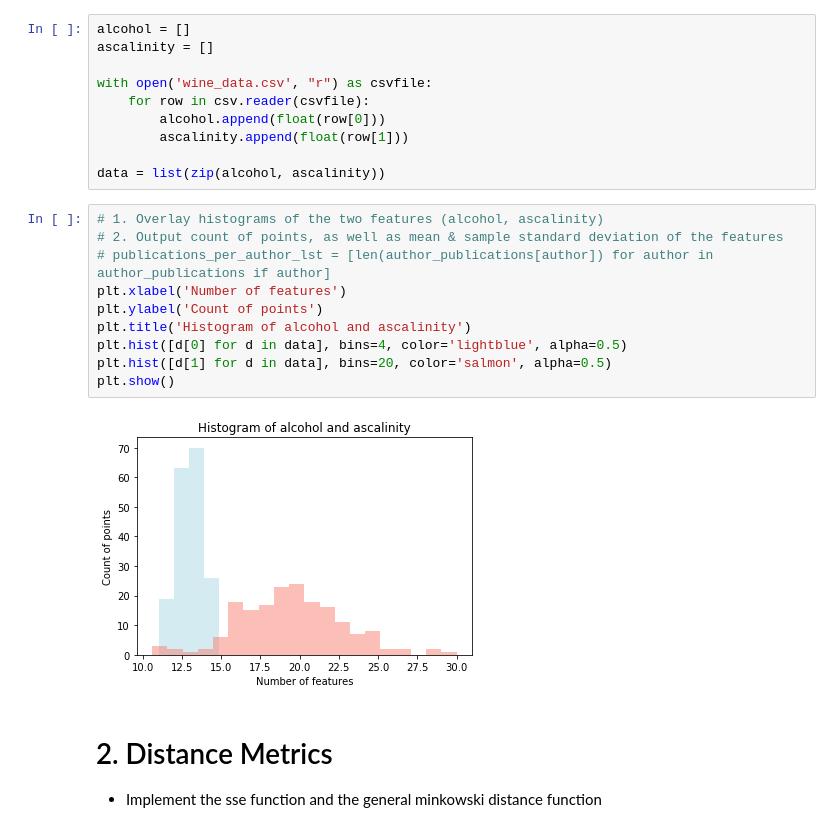
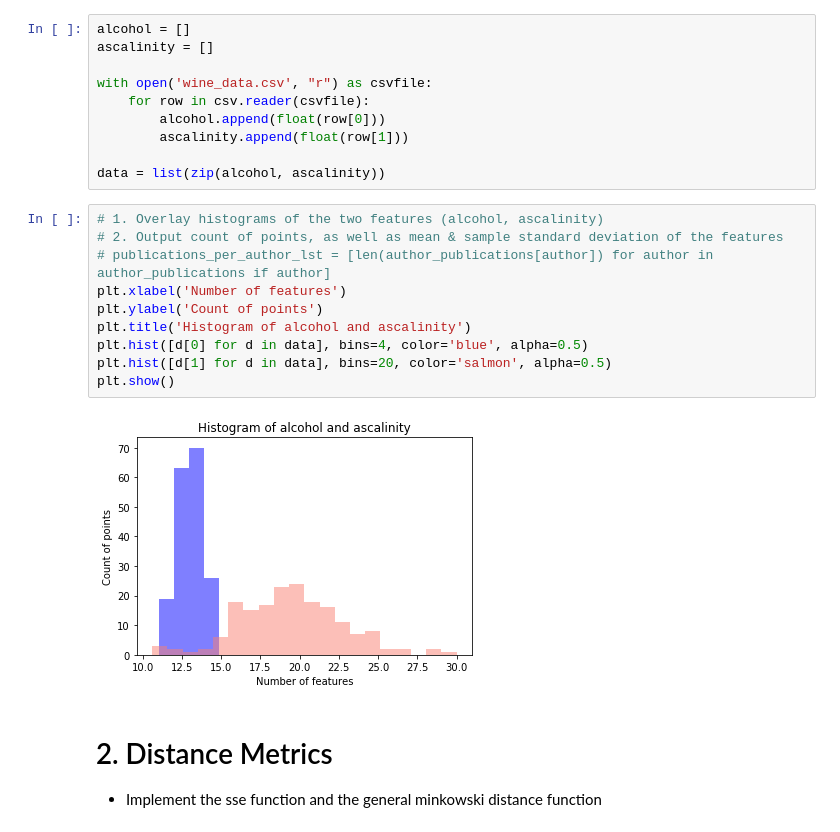
Before and after one commit to kz4/DataMining, a Jupyter notebook: 2Clustering/3Sampling_KMeans_Evaluation/starter-2.3.2.ipynb, the cells around one changed output. Saved outputs shown, nothing was run; the diff lists cells and outputs as text.

Commit message:
changed the color of alcohol

```diff
--- a/2Clustering/3Sampling_KMeans_Evaluation/starter-2.3.2.ipynb
+++ b/2Clustering/3Sampling_KMeans_Evaluation/starter-2.3.2.ipynb
@@ -28,15 +28,15 @@ data = list(zip(alcohol, ascalinity))
 # %%
 # 1. Overlay histograms of the two features (alcohol, ascalinity)
 # 2. Output count of points, as well as mean & sample standard deviation of the features
 # publications_per_author_lst = [len(author_publications[author]) for author in author_publications if author]
 plt.xlabel('Number of features')
 plt.ylabel('Count of points')
 plt.title('Histogram of alcohol and ascalinity')
-plt.hist([d[0] for d in data], bins=4, color='lightblue', alpha=0.5)
+plt.hist([d[0] for d in data], bins=4, color='blue', alpha=0.5)
 plt.hist([d[1] for d in data], bins=20, color='salmon', alpha=0.5)
 plt.show()
 # %% [output]
-[figure, old version]
+[figure, new version]
 # %% [markdown]
 # 2. Distance Metrics
 * Implement the sse function and the general minkowski distance function
```
